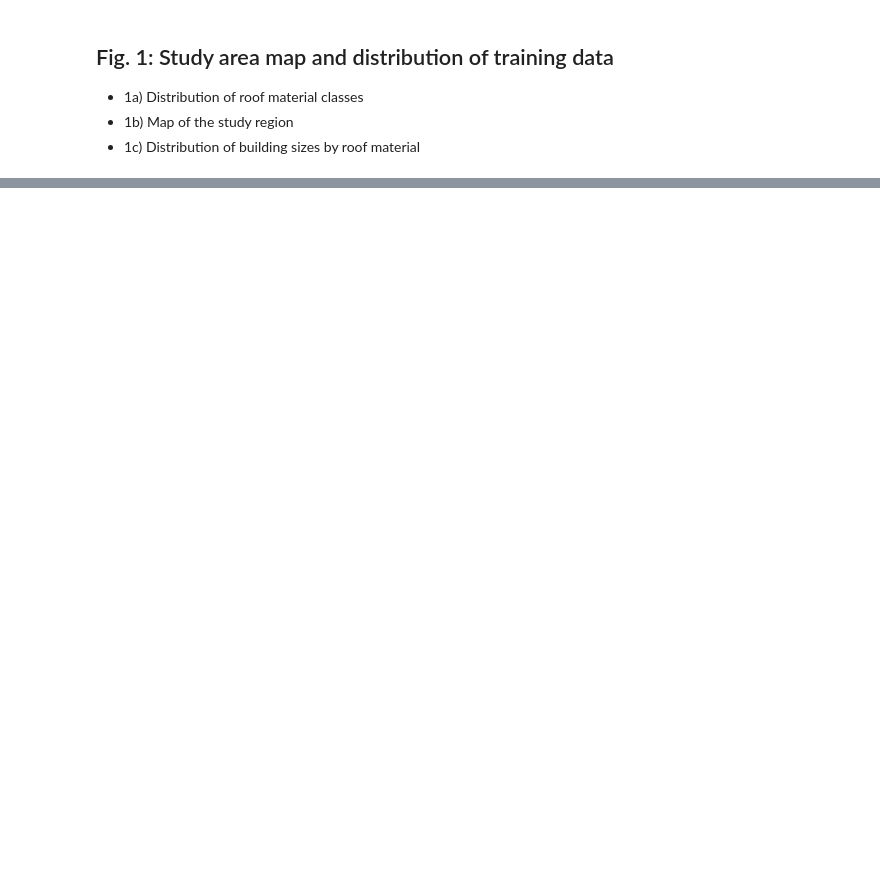
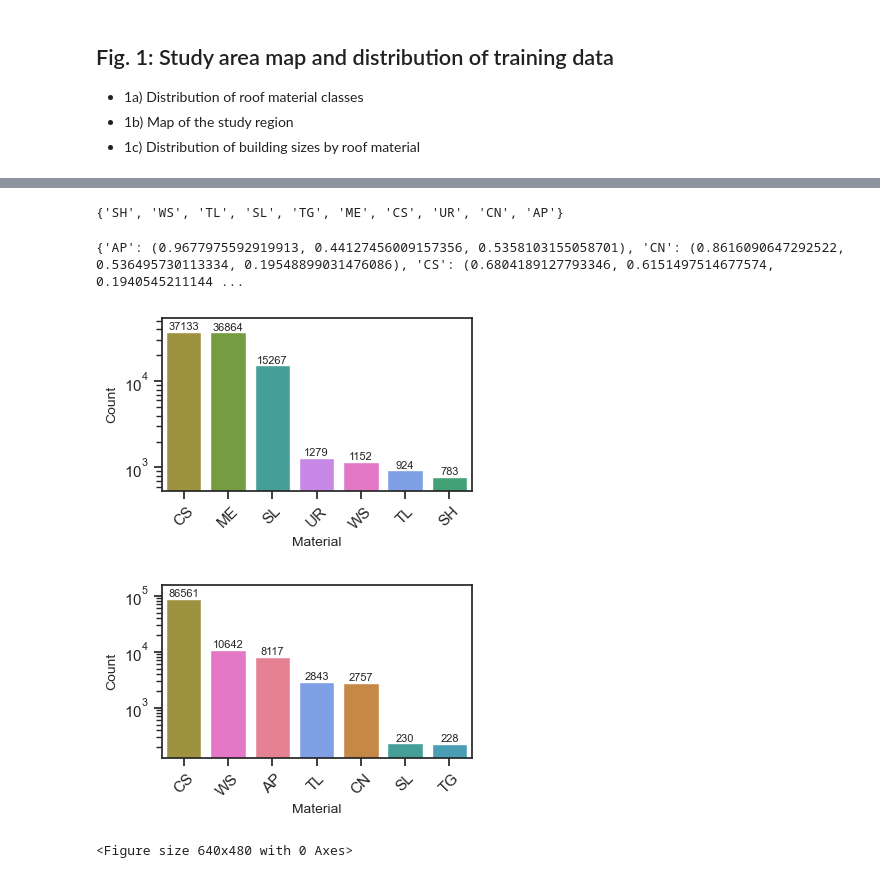
Before and after one commit to maxwellCcook/rooftop-mapping, a Jupyter notebook: code/_manuscript_figures.ipynb, the cells around one changed output, grey strips where cells are left out. Drawn from its saved outputs; the diff is of its cells as text; code cells hidden in the pictures; blank space fills up the shorter version.

Commit message:
Updates to manuscript figures, xgboost, cnn tuning

```diff
--- a/code/_manuscript_figures.ipynb
+++ b/code/_manuscript_figures.ipynb
@@ -103,0 +91,7 @@ plt.show()
+# %%
+all_classes = set()
+for gdf in refs.values():
+    all_classes.update(gdf['class_code'].unique())
+print(all_classes)
+# %% [output]
+{'SH', 'WS', 'TL', 'SL', 'TG', 'ME', 'CS', 'UR', 'CN', 'AP'}
@@ -103,0 +102,60 @@ plt.show()
+# %%
+# Create a color palette for roof materials
+all_classes = sorted(all_classes)  # Sort for consistent ordering
+class_palette = sns.color_palette('husl', len(all_classes))
+color_mapping = dict(zip(all_classes, class_palette))
+print(color_mapping)
+# %% [output]
+{'AP': (0.9677975592919913, 0.44127456009157356, 0.5358103155058701), 'CN': (0.8616090647292522, 0.536495730113334, 0.19548899031476086), 'CS': (0.6804189127793346, 0.6151497514677574, 0.1940545211144 ...
+# %%
+for roi, gdf in refs.items():
+    ref = ref.sort_values(by='class_code')
+    # Count the occurrences of each class_code
+    class_counts = gdf['class_code'].value_counts()
+    class_counts = gdf['class_code'].value_counts().reset_index()
+    class_counts.columns = ['class_code', 'count']
+
+    # IDentify the color palette for the region
+    region_palette = [color_mapping[cls] for cls in class_counts['class_code']]
+
+    # Plot the bar chart, assigning 'hue' to 'class_code'
+    plt.figure(figsize=(4, 2.25))
+    ax = sns.barplot(
+        x='class_code', y='count', data=class_counts,
+        hue='class_code', palette=region_palette,
+        dodge=False, legend=False
+    )
+
+    # Apply log scale to y-axis
+    plt.yscale('log')
+
+    # Add labels to each bar
+    for p in ax.patches:
+        ax.text(
+            p.get_x() + p.get_width() / 2,  # X position of the label
+            p.get_height(),                 # Y position of the label
+            f'{int(p.get_height())}',       # Label text (the count)
+            ha='center',                    # Horizontal alignment
+            va='bottom',                    # Vertical alignment
+            fontsize=8                      # Font size of the labels
+        )
+
+    # plt.title(f'{roi} Class Distribution')
+    plt.xlabel('Material', fontsize=10)
+    plt.ylabel('Count', fontsize=10)
+    plt.xticks(rotation=45)
+
+    ax.margins(y=0.1) # add some upper spacing
+
+    # Save the figure
+    out_png = os.path.join(projdir,f'figures/Figure1_{roi}_class_dist.png')
+    plt.savefig(out_png, dpi=300, bbox_inches='tight')
+
+    plt.show()
+
+plt.tight_layout()
+plt.show()
+# %% [output]
+[figure, added]
+[figure, added]
+<Figure size 640x480 with 0 Axes>
```
Also changed, not shown: parts of 18 cells of this notebook, 10 other files.
